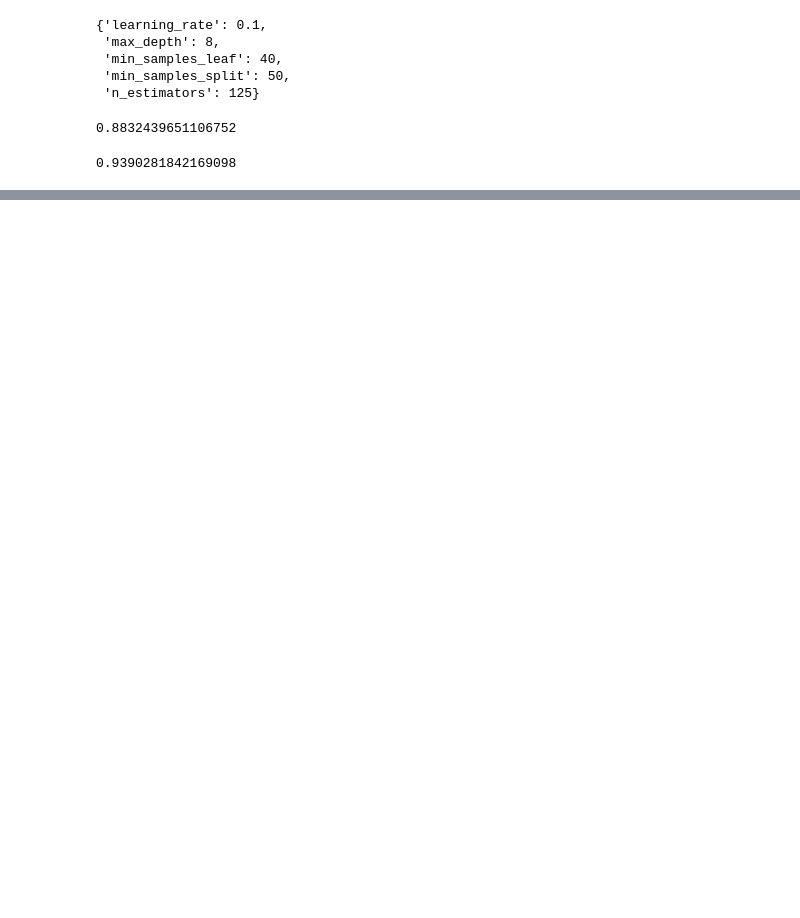
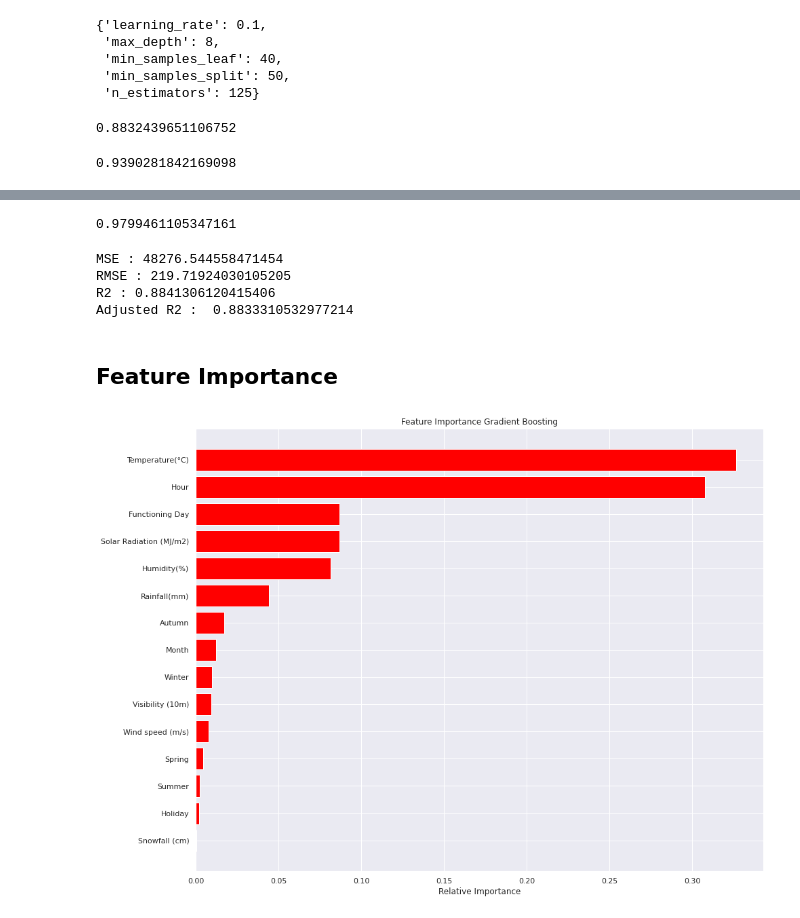
Before and after one commit to aryarajat/Bike-Rental-Demand, a Jupyter notebook: Seoul_Bike_Sharing_Demand_Prediction_Capstone_Project.ipynb, the cells around one changed output, grey strips where cells are left out. Cells and saved outputs as stored; diff of their text form; code cells hidden in the pictures; blank space fills up the shorter version.

```diff
--- a/Seoul_Bike_Sharing_Demand_Prediction_Capstone_Project.ipynb
+++ b/Seoul_Bike_Sharing_Demand_Prediction_Capstone_Project.ipynb
@@ -50,6 +50,9 @@ Mounted at /content/drive
 # %%
 # Loading the dataset
 bike_df=pd.read_csv('/content/drive/MyDrive/Alma Better/Data/SeoulBikeData.csv',encoding = 'unicode_escape')
+# %%
+# Make a copy of dataset for the catboost algorithm
+cat_bike_df=bike_df.copy()
 # %% [markdown]
 Here, we take a look at the dataset and find out the numerical and categorical features of the dataset. Also, find the information about the mean value, maximum value, and min value of each numerical column.
 # %%
@@ -1105,0 +1148,7 @@ Adjusted R2 :  0.8755295472688439
+# %%
+# Data for dependent and independent
+X=cat_bike_df.drop(['Rented Bike Count','Date'],axis=1)
+y=cat_bike_df['Rented Bike Count']
+# %%
+# Spiliting the data using the Train Test Split
+X_train,X_test,y_train,y_test=train_test_split(X,y,test_size=0.2,random_state=42)
@@ -1105,0 +1250,4 @@ Adjusted R2 :  0.8755295472688439
+# %%
+cat_model.score(train_data)
+# %% [output]
+0.9799461105347161
@@ -1105,0 +1256,35 @@ Adjusted R2 :  0.8755295472688439
+# %%
+# Finding the Evaluation Metrics
+MSE  = mean_squared_error(y_test, y_pred)
+print("MSE :" , MSE)
+
+RMSE = np.sqrt(MSE)
+print("RMSE :" ,RMSE)
+
+r2 = r2_score(y_test,y_pred)
+print("R2 :" ,r2)
+print("Adjusted R2 : ",1-(1-r2_score(y_test, y_pred))*((X_test.shape[0]-1)/(X_test.shape[0]-X_test.shape[1]-1)))
+# %% [output]
+MSE : 48276.544558471454
+RMSE : 219.71924030105205
+R2 : 0.8841306120415406
+Adjusted R2 :  0.8833310532977214
+# %% [markdown]
+## **Feature Importance**
+# %%
+importances = optimal_gb_model.feature_importances_
+
+importance_dict = {'Feature' : list(X_train.columns),
+                   'Feature Importance' : importances}
+
+df = pd.DataFrame(importance_dict)
+importance_df=df.sort_values(by='Feature Importance')
+# %%
+# Ploting the Feature Importance
+plt.barh( importance_df['Feature'],importance_df['Feature Importance'], color='red', align='center')
+plt.title('Feature Importance Gradient Boosting')
+plt.xlabel('Relative Importance')
+plt.rcParams["figure.figsize"] = (15,12)
+plt.show()
+# %% [output]
+[figure, added]
```
Also changed, not shown: parts of 42 cells of this notebook.
